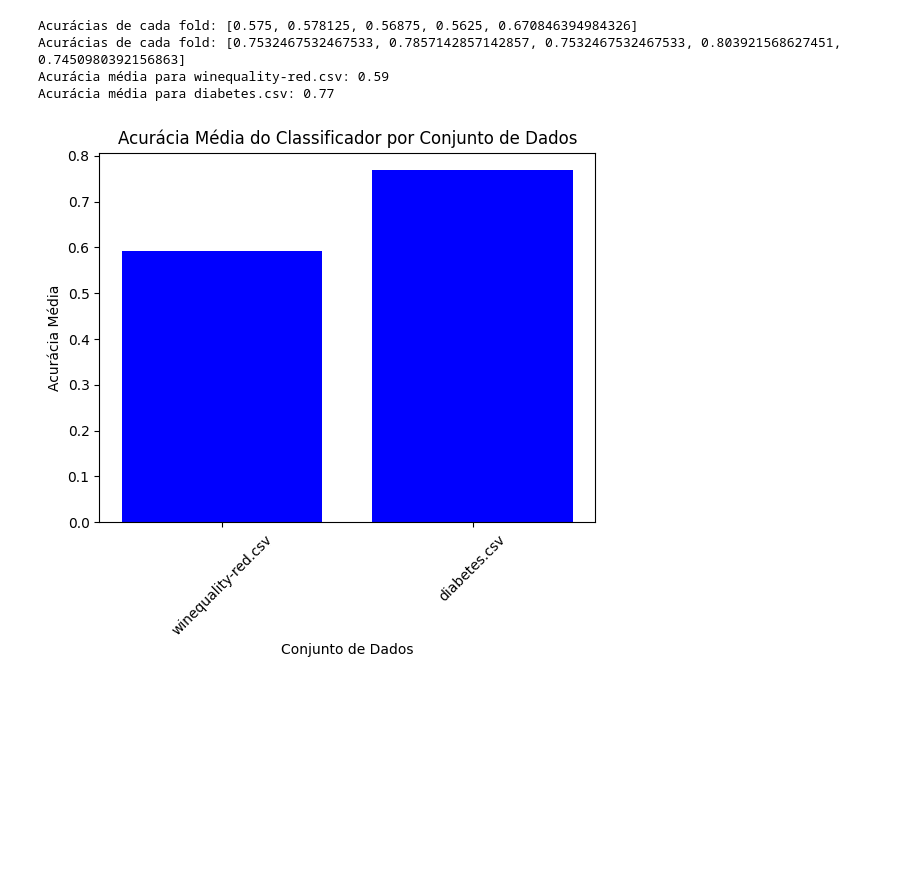
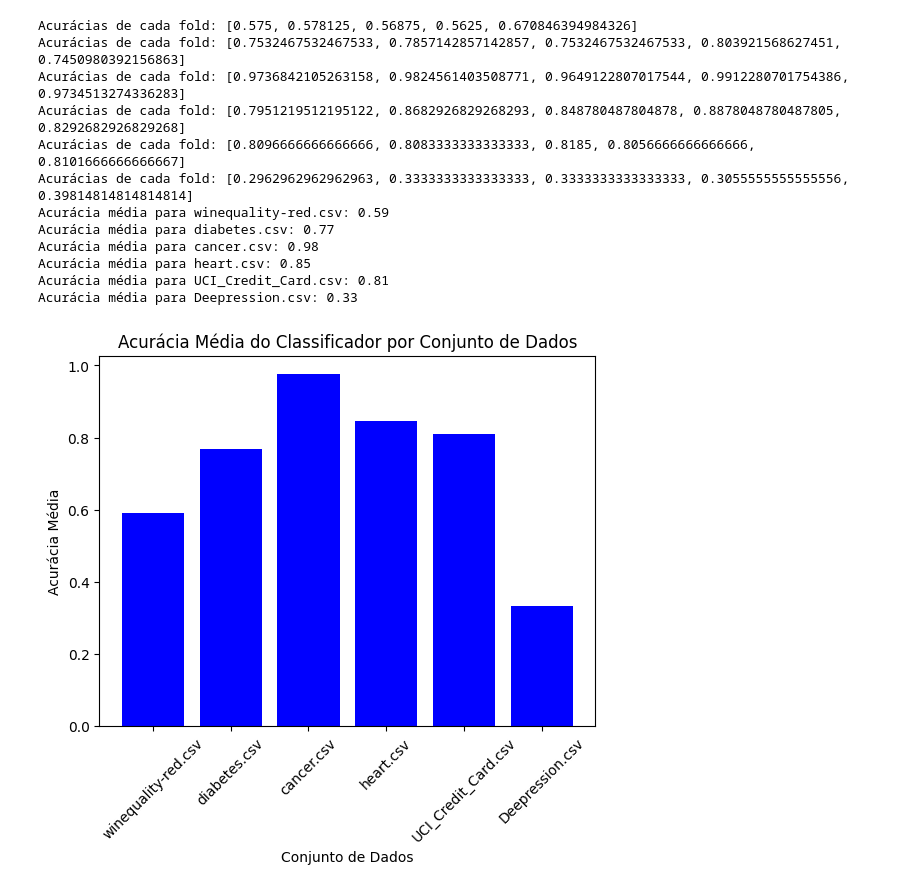
Before and after one commit to DevBernard/Trabalho-IA, a Jupyter notebook: LogisticRegressionJupyter.ipynb, the cells around one changed output. Drawn from its saved outputs; the diff is of its cells as text; code cells hidden in the pictures; blank space fills up the shorter version.

```diff
--- a/LogisticRegressionJupyter.ipynb
+++ b/LogisticRegressionJupyter.ipynb
@@ -23,6 +37,15 @@ def detect_label_column(df):
     return label_column
+# %%
+def encode_labels(y):
+    if y.dtype == 'object':
+        label_encoder = LabelEncoder()
+        y_encoded = label_encoder.fit_transform(y)
+    else:
+        y_encoded = y
+
+    return y_encoded
 # %%
-def plot_mean_accuracy_graph(mean_accuracy):
+def plot_mean_accuracy_graph(mean_accuracies):
     num_datasets = len(mean_accuracies)
     x_positions = np.arange(num_datasets)
 
@@ -36,10 +59,12 @@ def plot_mean_accuracy_graph(mean_accuracy):
 def run_logistic_regression_evaluation(file_path):
     df = load_and_prepare_data(file_path)
 
-    label_column = detect_label_column(df)
+    label_column = detect_label_column(df, file_path)
 
     X = df.drop(columns=[label_column])
     y = df[label_column]
+
+    y_encoded = encode_labels(y)
 
     scaler = StandardScaler()
     X_scaled = scaler.fit_transform(X)
@@ -52,7 +77,7 @@ def run_logistic_regression_evaluation(file_path):
 
     for train_index, test_index in kf.split(X_scaled):
         X_train, X_test = X_scaled[train_index], X_scaled[test_index]
-        y_train, y_test = y.iloc[train_index], y.iloc[test_index]
+        y_train, y_test = y_encoded[train_index], y_encoded[test_index]
 
         logisticRegression.fit(X_train, y_train)
         accuracy = logisticRegression.score(X_test, y_test)
@@ -63,7 +88,7 @@ def run_logistic_regression_evaluation(file_path):
 
     return mean_accuracy
 # %%
-def main(mean_accuracy, file_paths):
+def mainLogisticRegression(mean_accuracies, file_paths):
     for file_path in file_paths:
         mean_accuracy = run_logistic_regression_evaluation(file_path)
         mean_accuracies.append(mean_accuracy)
@@ -73,13 +98,21 @@ def main(mean_accuracy, file_paths):
 
     plot_mean_accuracy_graph(mean_accuracies)
 # %%
-file_paths = ['winequality-red.csv', 'diabetes.csv']
+file_paths = ['winequality-red.csv', 'diabetes.csv', 'cancer.csv', 'heart.csv', 'UCI_Credit_Card.csv', 'Deepression.csv']
 mean_accuracies = []
 
-main(mean_accuracies, file_paths)
+mainLogisticRegression(mean_accuracies, file_paths)
 # %% [output]
 Acurácias de cada fold: [0.575, 0.578125, 0.56875, 0.5625, 0.670846394984326]
 Acurácias de cada fold: [0.7532467532467533, 0.7857142857142857, 0.7532467532467533, 0.803921568627451, 0.7450980392156863]
+Acurácias de cada fold: [0.9736842105263158, 0.9824561403508771, 0.9649122807017544, 0.9912280701754386, 0.9734513274336283]
+Acurácias de cada fold: [0.7951219512195122, 0.8682926829268293, 0.848780487804878, 0.8878048780487805, 0.8292682926829268]
+Acurácias de cada fold: [0.8096666666666666, 0.8083333333333333, 0.8185, 0.8056666666666666, 0.8101666666666667]
+Acurácias de cada fold: [0.2962962962962963, 0.3333333333333333, 0.3333333333333333, 0.3055555555555556, 0.39814814814814814]
 Acurácia média para winequality-red.csv: 0.59
 Acurácia média para diabetes.csv: 0.77
+Acurácia média para cancer.csv: 0.98
+Acurácia média para heart.csv: 0.85
+Acurácia média para UCI_Credit_Card.csv: 0.81
+Acurácia média para Deepression.csv: 0.33
-[figure, old version]
+[figure, new version]
```
Also changed, not shown: parts of 3 cells of this notebook, 1 other file.
